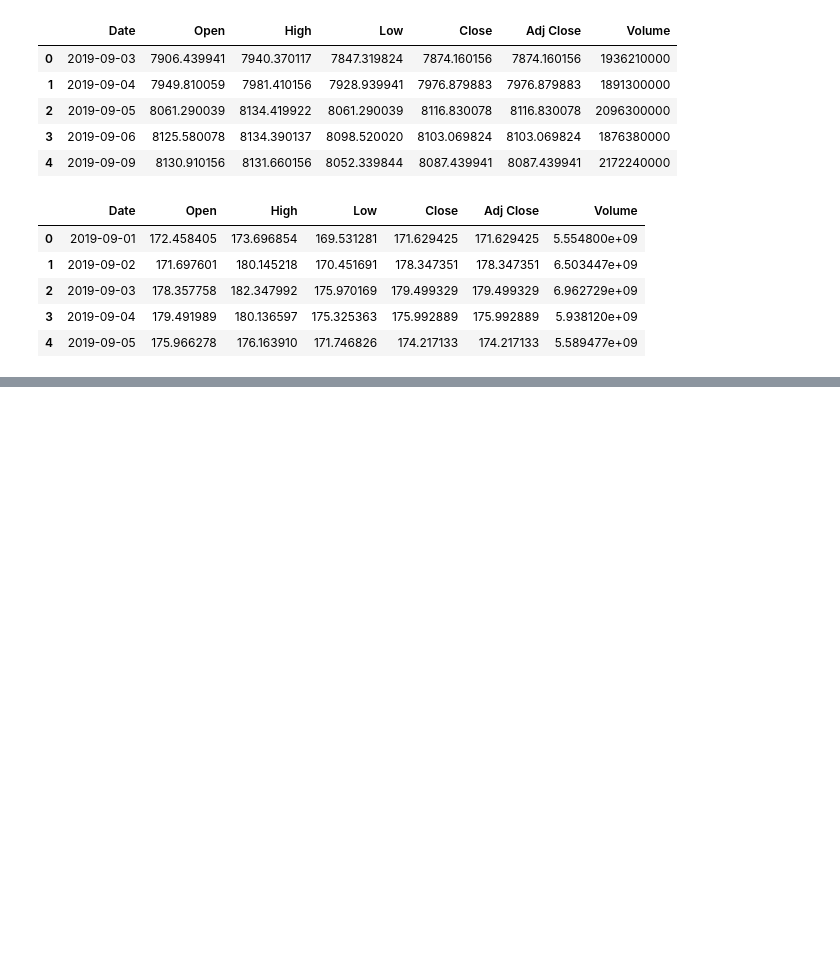
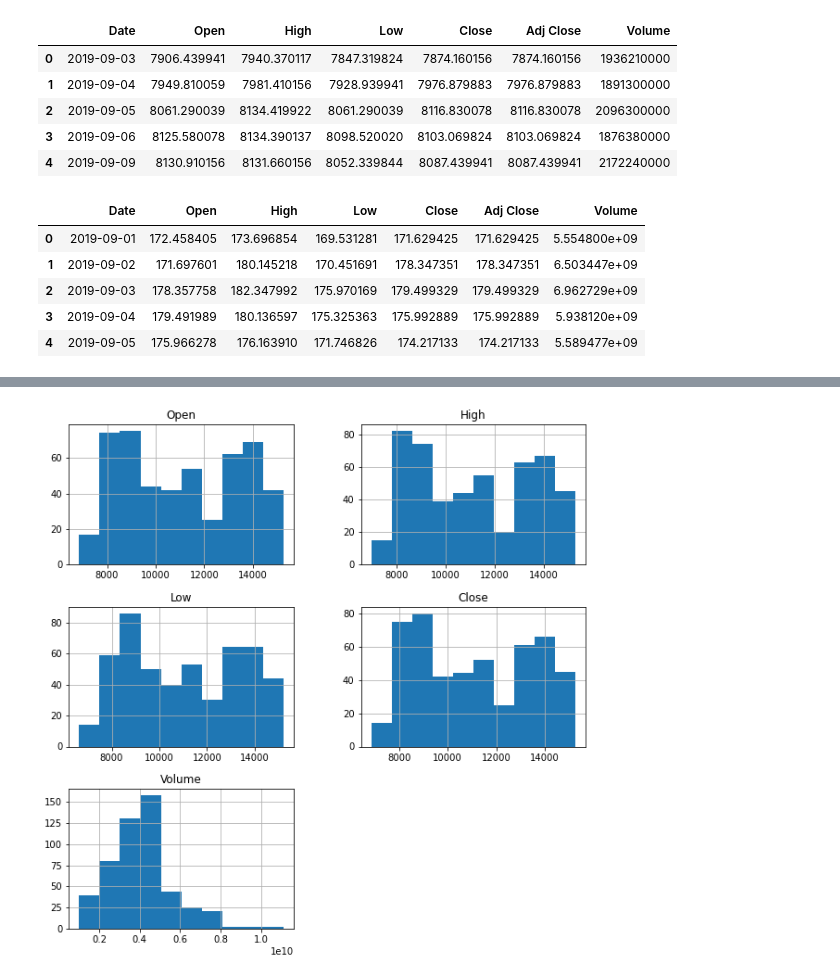
Before and after one commit to data301-2021-winter1/project-group67-project, a Jupyter notebook: notebooks/analysis2.ipynb, the cells around one changed output, grey strips where cells are left out. Drawn from its saved outputs; the diff is of its cells as text; code cells hidden in the pictures; blank space fills up the shorter version.

```diff
--- a/notebooks/analysis2.ipynb
+++ b/notebooks/analysis2.ipynb
@@ -40,0 +59,16 @@ eth.head()
+# %%
+import pandas as pd
+import seaborn as sns
+import numpy as np
+import os
+import matplotlib.pyplot as plt
+
+dfN = pd.read_csv("https://query1.finance.yahoo.com/v7/finance/download/%5EIXIC?period1=1567296000&period2=1630454400&interval=1d&events=history&includeAdjustedClose=true")
+
+#dfN.shape()
+
+#dfN.head()
+
+dfN.nunique(axis=0)
+
+dfN.describe().apply(lambda s: s.apply(lambda x: format(x, 'f')))
@@ -40,0 +103,10 @@ eth.head()
+# %%
+dfN_cleaned = dfN.copy().drop(['Adj Close'], axis=1)
+
+dfNQ_cleaned = dfN_cleaned.dropna(axis=0)
+
+#dfN_cleaned.shape
+
+dfNQ_cleaned.shape
+
+#dfNQ_cleaned.head(10)
@@ -40,0 +127,6 @@ eth.head()
+# %%
+dfNQ_cleaned.describe().T
+
+hist = dfNQ_cleaned.hist(bins=10,figsize =(10,10))
+# %% [output]
+[figure, added]
```
Also changed, not shown: parts of 10 cells of this notebook, 1 other file.
